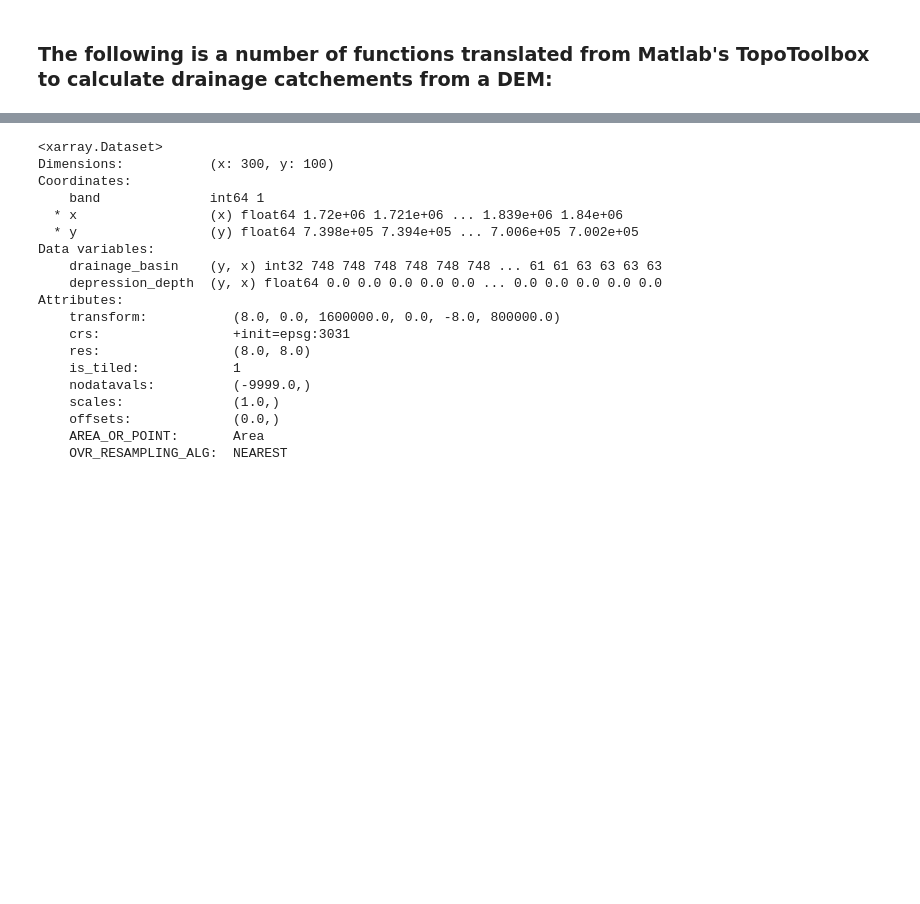
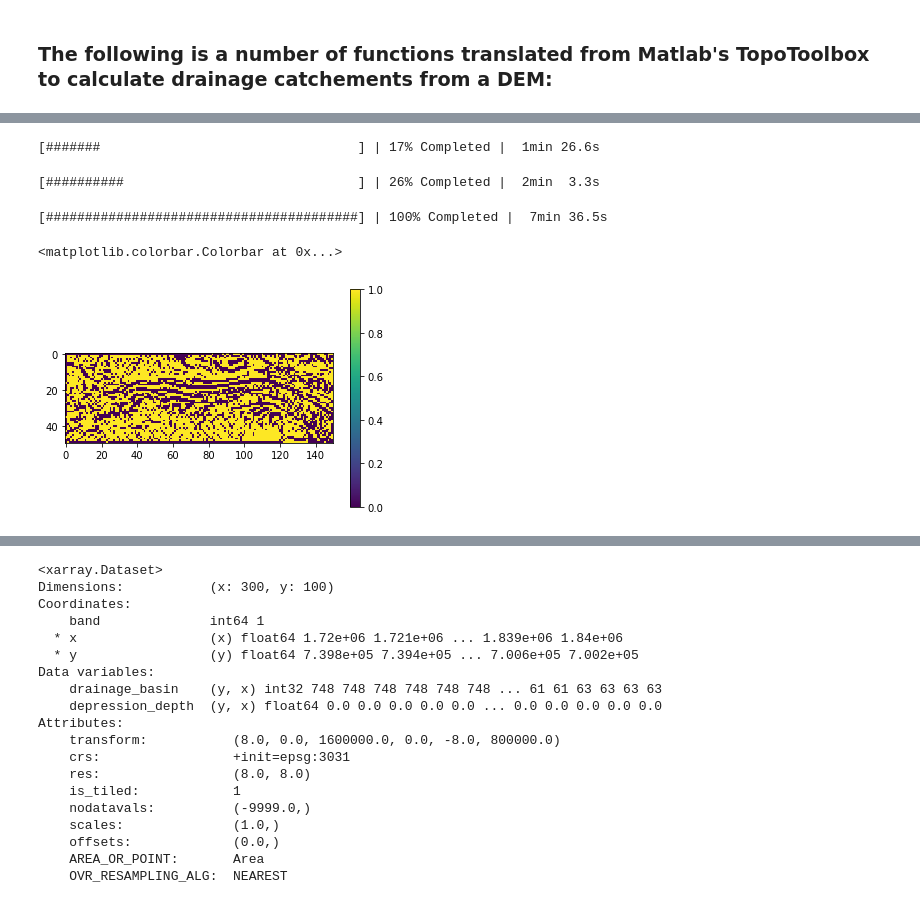
Before and after one commit to ldeo-glaciology/REMAWaterRouting, a Jupyter notebook: drainagebasins.ipynb, the cells around one changed output, grey strips where cells are left out. Cells and saved outputs as stored; diff of their text form; code cells hidden in the pictures; blank space fills up the shorter version.

```diff
--- a/drainagebasins.ipynb
+++ b/drainagebasins.ipynb
@@ -437,8 +440,11 @@ def FlowObj(Z, cellsize):
 
     # remove nans
     I = np.isnan(dem.ravel());
-    ixc[I[ix]] = [];
-    ix[I[ix]] = [];
+    ixc = ixc[~I[ix]];
+    ix = ix[~I[ix]];
+
+    ix = np.int_(ix[~np.isnan(ix)])
+    ixc = np.int_(ixc[~np.isnan(ixc)])
 
     return ix,ixc
 # %%
@@ -550,0 +554,7 @@ plt.imshow(DB)
+# %%
+with ProgressBar():
+    ix, ixc = FlowObj(dem,40)
+# %% [output]
+[#######                                 ] | 17% Completed |  1min 26.6s
+[##########                              ] | 26% Completed |  2min  3.3s
+[########################################] | 100% Completed |  7min 36.5s
@@ -550,0 +564,8 @@ plt.imshow(DB)
+# %%
+test = np.zeros(dem.ravel().shape)
+test[ixc] = 1
+plt.imshow(test.reshape(dem.shape))
+plt.colorbar()
+# %% [output]
+<matplotlib.colorbar.Colorbar at 0x...>
+[figure, added]
```
Also changed, not shown: parts of 18 cells of this notebook, 5 other files.
